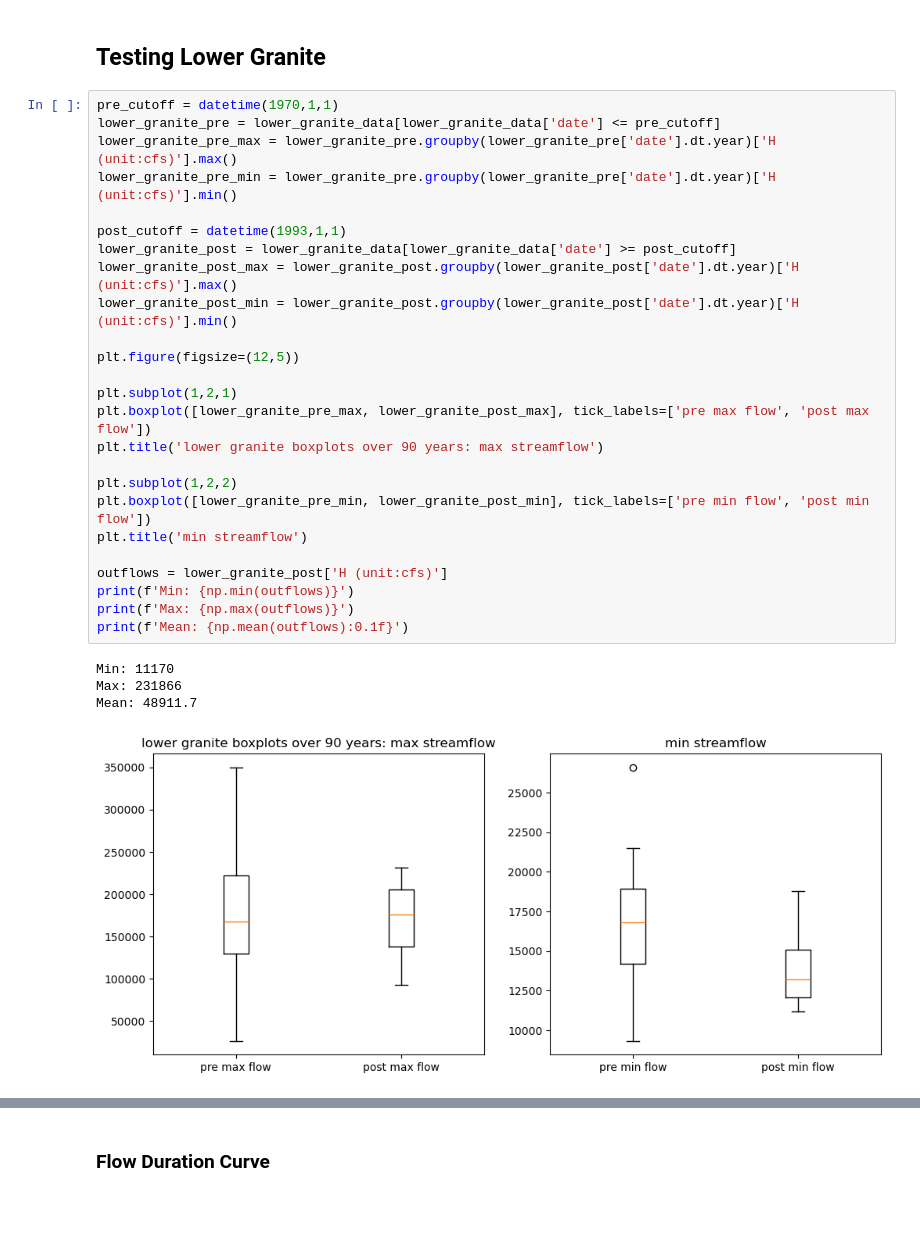
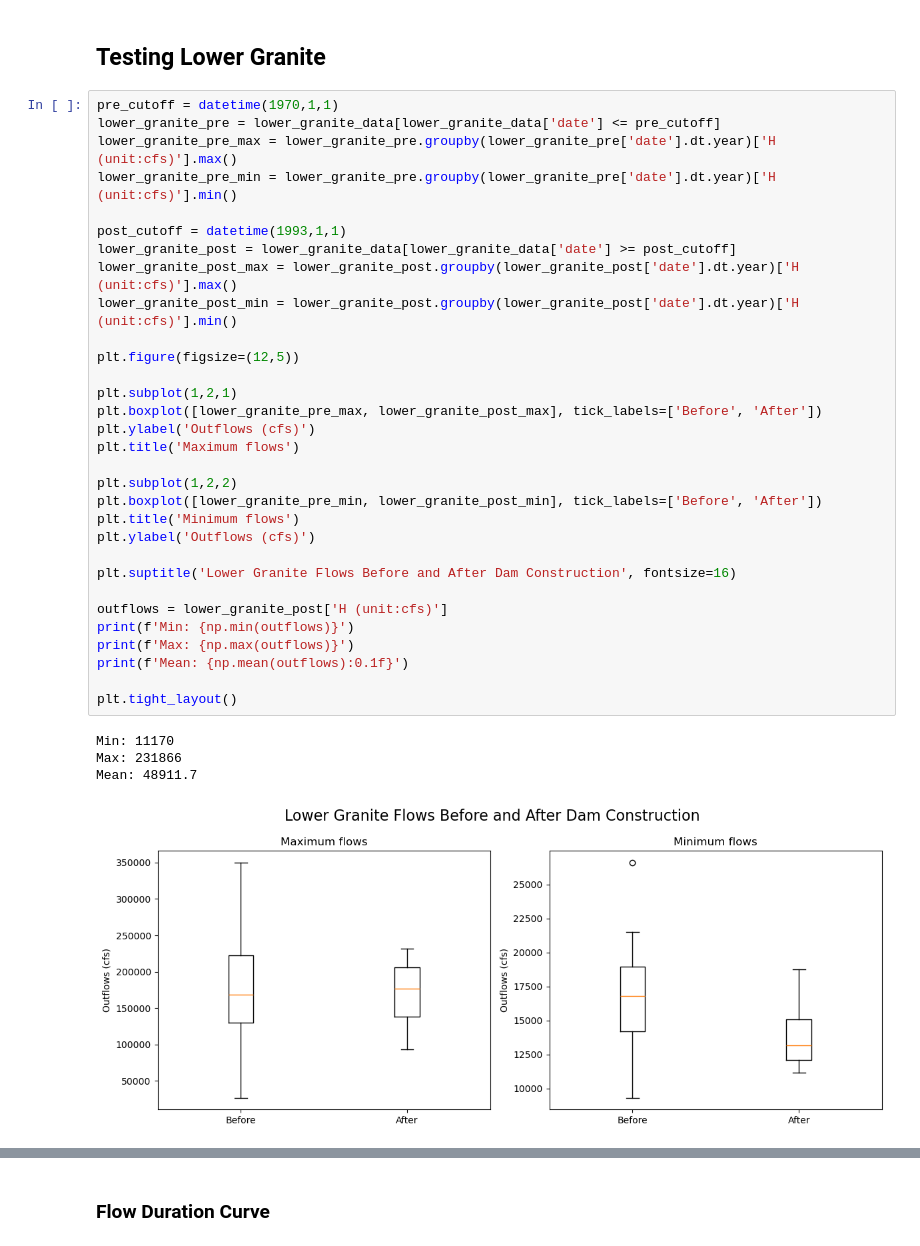
Before and after one commit to clairewang23/columbia_river_model, a Jupyter notebook: release function attempt.ipynb, the cells around one changed output, grey strips where cells are left out. Saved outputs shown, nothing was run; the diff lists cells and outputs as text; blank space fills up the shorter version.

```diff
--- a/release function attempt.ipynb
+++ b/release function attempt.ipynb
@@ -58,30 +58,36 @@ lower_granite = Reservoir(SA=8900*4047,capacity=810000,tail_elev=636,pool_elev=7
 # %%
 pre_cutoff = datetime(1970,1,1)
 lower_granite_pre = lower_granite_data[lower_granite_data['date'] <= pre_cutoff]
 lower_granite_pre_max = lower_granite_pre.groupby(lower_granite_pre['date'].dt.year)['H (unit:cfs)'].max()
 lower_granite_pre_min = lower_granite_pre.groupby(lower_granite_pre['date'].dt.year)['H (unit:cfs)'].min()
 
 post_cutoff = datetime(1993,1,1)
 lower_granite_post = lower_granite_data[lower_granite_data['date'] >= post_cutoff]
 lower_granite_post_max = lower_granite_post.groupby(lower_granite_post['date'].dt.year)['H (unit:cfs)'].max()
 lower_granite_post_min = lower_granite_post.groupby(lower_granite_post['date'].dt.year)['H (unit:cfs)'].min()
 
 plt.figure(figsize=(12,5))
 
 plt.subplot(1,2,1)
-plt.boxplot([lower_granite_pre_max, lower_granite_post_max], tick_labels=['pre max flow', 'post max flow'])
-plt.title('lower granite boxplots over 90 years: max streamflow')
+plt.boxplot([lower_granite_pre_max, lower_granite_post_max], tick_labels=['Before', 'After'])
+plt.ylabel('Outflows (cfs)')
+plt.title('Maximum flows')
 
 plt.subplot(1,2,2)
-plt.boxplot([lower_granite_pre_min, lower_granite_post_min], tick_labels=['pre min flow', 'post min flow'])
-plt.title('min streamflow')
+plt.boxplot([lower_granite_pre_min, lower_granite_post_min], tick_labels=['Before', 'After'])
+plt.title('Minimum flows')
+plt.ylabel('Outflows (cfs)')
+
+plt.suptitle('Lower Granite Flows Before and After Dam Construction', fontsize=16)
 
 outflows = lower_granite_post['H (unit:cfs)']
 print(f'Min: {np.min(outflows)}')
 print(f'Max: {np.max(outflows)}')
 print(f'Mean: {np.mean(outflows):0.1f}')
+
+plt.tight_layout()
 # %% [output]
 Min: 11170
 Max: 231866
 Mean: 48911.7
-[figure, old version]
+[figure, new version]
```
Also changed, not shown: parts of 5 cells of this notebook, 1 other file.
